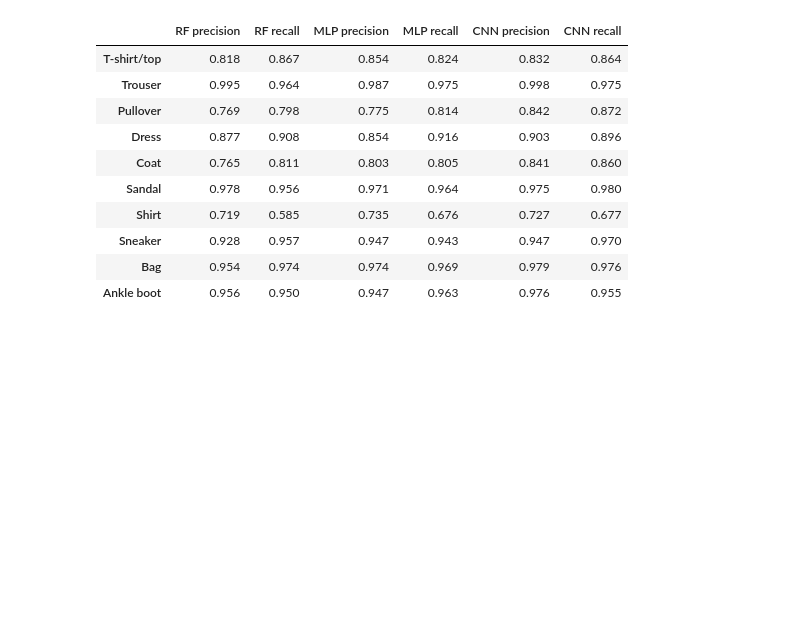
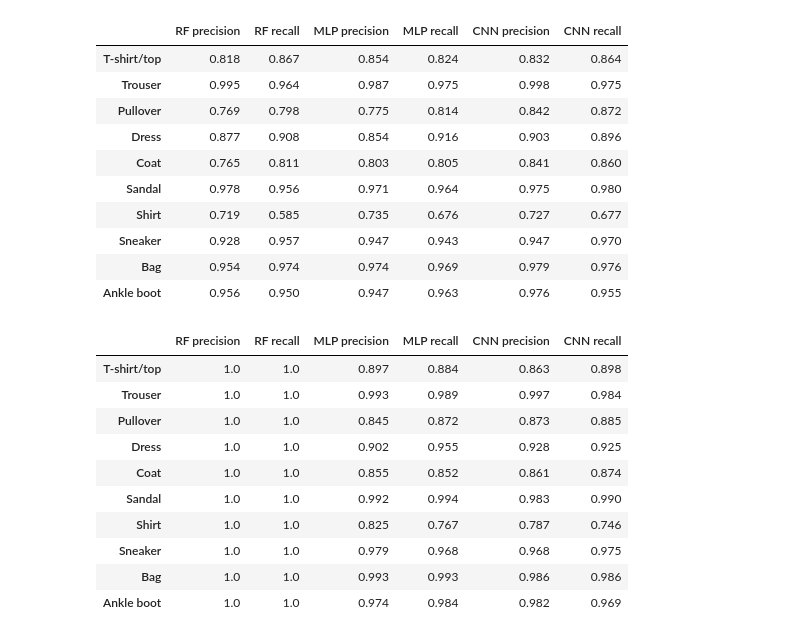
Before and after one commit to dinosmuc/fashion-mnist-benchmark, a Jupyter notebook: notebooks/report.ipynb, the cells around one changed output. Drawn from its saved outputs; the diff is of its cells as text; code cells hidden in the pictures; blank space fills up the shorter version.

```diff
--- a/notebooks/report.ipynb
+++ b/notebooks/report.ipynb
@@ -585,4 +588,16 @@ per_class_table("test")
 | Bag | 0.954 | 0.974 | 0.974 | 0.969 | 0.979 | 0.976 |
 | Ankle boot | 0.956 | 0.950 | 0.947 | 0.963 | 0.976 | 0.955 |
 # %%
-per_class_table()
+per_class_table("train")
+# %% [output]
+|  | RF precision | RF recall | MLP precision | MLP recall | CNN precision | CNN recall |
+| T-shirt/top | 1.0 | 1.0 | 0.897 | 0.884 | 0.863 | 0.898 |
+| Trouser | 1.0 | 1.0 | 0.993 | 0.989 | 0.997 | 0.984 |
+| Pullover | 1.0 | 1.0 | 0.845 | 0.872 | 0.873 | 0.885 |
+| Dress | 1.0 | 1.0 | 0.902 | 0.955 | 0.928 | 0.925 |
+| Coat | 1.0 | 1.0 | 0.855 | 0.852 | 0.861 | 0.874 |
+| Sandal | 1.0 | 1.0 | 0.992 | 0.994 | 0.983 | 0.990 |
+| Shirt | 1.0 | 1.0 | 0.825 | 0.767 | 0.787 | 0.746 |
+| Sneaker | 1.0 | 1.0 | 0.979 | 0.968 | 0.968 | 0.975 |
+| Bag | 1.0 | 1.0 | 0.993 | 0.993 | 0.986 | 0.986 |
+| Ankle boot | 1.0 | 1.0 | 0.974 | 0.984 | 0.982 | 0.969 |
```
Also changed, not shown: parts of 27 cells of this notebook.
